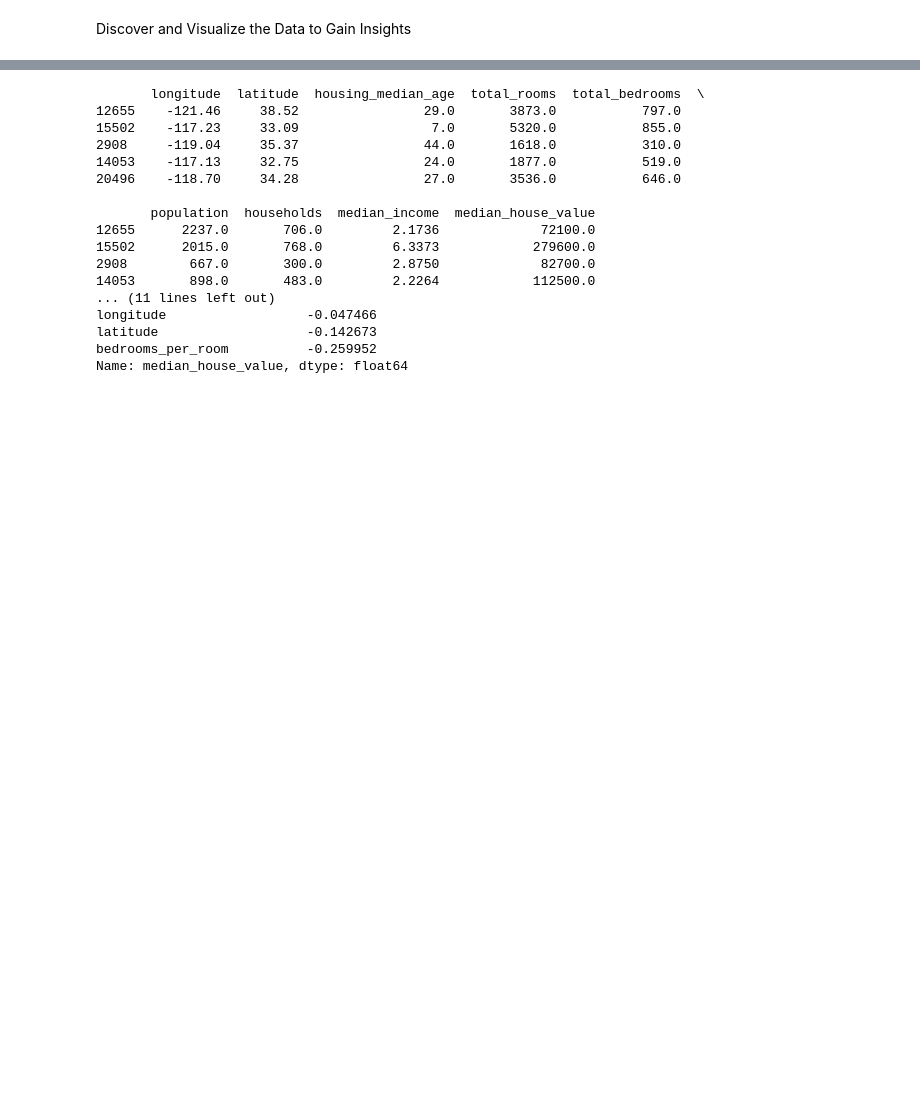
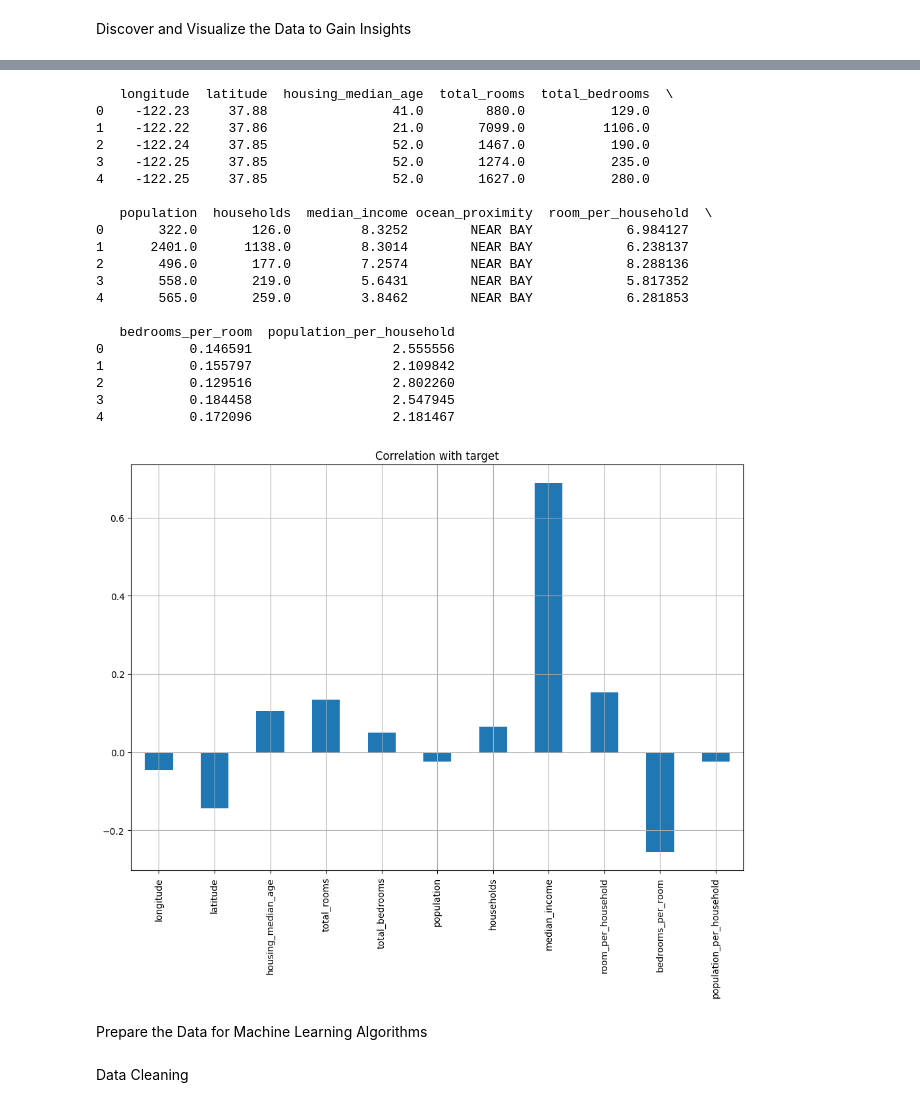
Before and after one commit to Polymath1108/House-Price-Prediction, a Jupyter notebook: dev.ipynb, the cells around one changed output, grey strips where cells are left out. Saved outputs shown, nothing was run; the diff lists cells and outputs as text; code cells hidden in the pictures; blank space fills up the shorter version.

Commit message:
feat:complete insight

```diff
--- a/dev.ipynb
+++ b/dev.ipynb
@@ -97,38 +110,51 @@ plt.legend()
 # %%
 
 # Looking for Correlations
 # print(housing.head())
 
-if 'ocean_proximity' in housing.columns:
-    housing_label = housing['ocean_proximity']
-    housing.drop('ocean_proximity', axis=1, inplace=True)
-else:
-    print("Column 'ocean_proximity' not found.")
 # corr_matrix = housing.corr()
 
 # Experimenting with Attribute Combination
 housing['room_per_household'] = housing['total_rooms'] / housing['households']
 housing['bedrooms_per_room'] = housing['total_bedrooms'] / housing['total_rooms']
 housing['population_per_household'] = housing['population'] / housing['households']
 
 
-corr_matrix = housing.corr()
-print(corr_matrix['median_house_value'].sort_values(ascending=False))
+if 'ocean_proximity' in housing.columns:
+    housing_insight = housing.drop('ocean_proximity', axis=1)
+else:
+    print("Column 'ocean_proximity' not found.")
+corr_matrix = housing_insight.corr()
+# print(corr_matrix['median_house_value'].sort_values(ascending=False))
+
+# print(housing_insight.info())
+# print(housing_insight.median_house_value)
+X = housing.drop('median_house_value', axis=1)
+Y = housing.median_house_value
+X.drop('ocean_proximity', axis=1).corrwith(Y).plot(kind='bar', grid=True, figsize=(12, 8), title="Correlation with target")
+
+print(X.head())
 # %% [output]
-       longitude  latitude  housing_median_age  total_rooms  total_bedrooms  \
-12655    -121.46     38.52                29.0       3873.0           797.0
-15502    -117.23     33.09                 7.0       5320.0           855.0
-2908     -119.04     35.37                44.0       1618.0           310.0
-14053    -117.13     32.75                24.0       1877.0           519.0
-20496    -118.70     34.28                27.0       3536.0           646.0
+   longitude  latitude  housing_median_age  total_rooms  total_bedrooms  \
+0    -122.23     37.88                41.0        880.0           129.0
+1    -122.22     37.86                21.0       7099.0          1106.0
+2    -122.24     37.85                52.0       1467.0           190.0
+3    -122.25     37.85                52.0       1274.0           235.0
+4    -122.25     37.85                52.0       1627.0           280.0
 
-       population  households  median_income  median_house_value
-12655      2237.0       706.0         2.1736             72100.0
-15502      2015.0       768.0         6.3373            279600.0
-2908        667.0       300.0         2.8750             82700.0
-14053       898.0       483.0         2.2264            112500.0
-... (11 lines left out)
-longitude                  -0.047466
-latitude                   -0.142673
-bedrooms_per_room          -0.259952
-Name: median_house_value, dtype: float64
+   population  households  median_income ocean_proximity  room_per_household  \
+0       322.0       126.0         8.3252        NEAR BAY            6.984127
+1      2401.0      1138.0         8.3014        NEAR BAY            6.238137
+2       496.0       177.0         7.2574        NEAR BAY            8.288136
+3       558.0       219.0         5.6431        NEAR BAY            5.817352
+4       565.0       259.0         3.8462        NEAR BAY            6.281853
+
+   bedrooms_per_room  population_per_household
+0           0.146591                  2.555556
+1           0.155797                  2.109842
+2           0.129516                  2.802260
+3           0.184458                  2.547945
+4           0.172096                  2.181467
+[figure, added]
+# %% [markdown]
+Prepare the Data for Machine Learning Algorithms
@@ -134,0 +166,2 @@ Name: median_house_value, dtype: float64
+# %% [markdown]
+Data Cleaning
```
Also changed, not shown: parts of 16 cells of this notebook.
